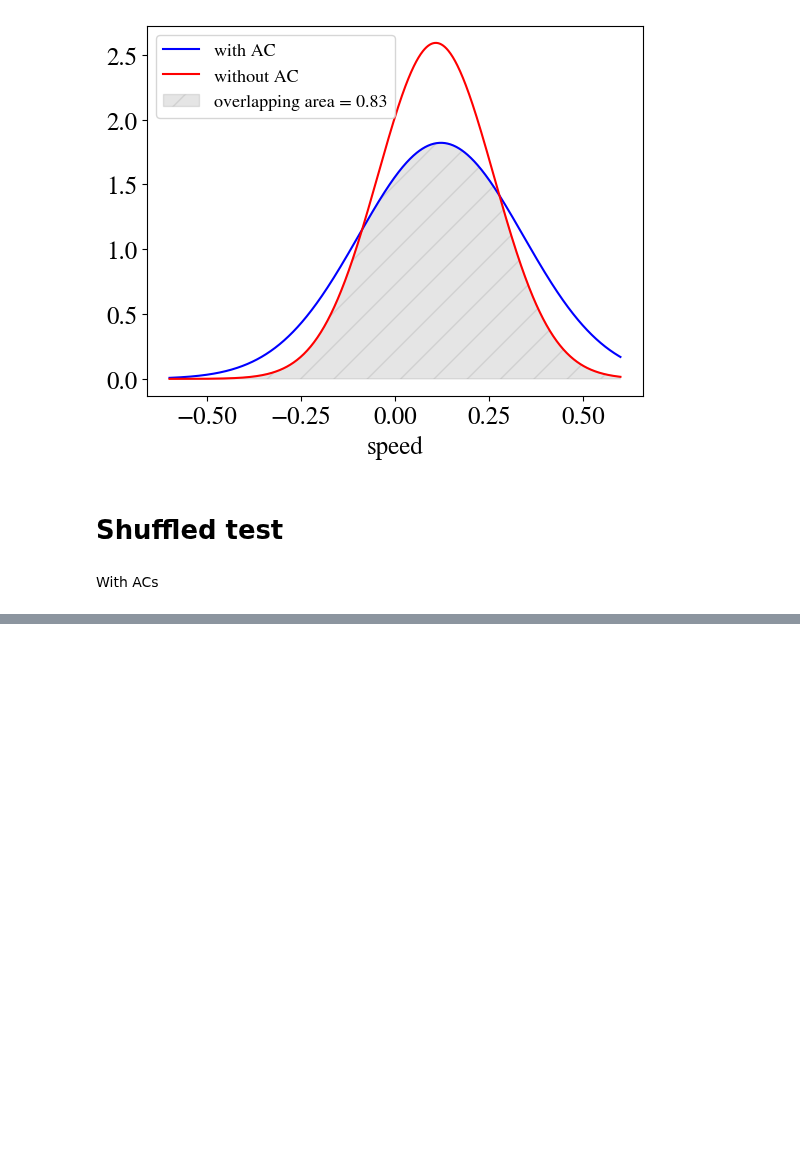
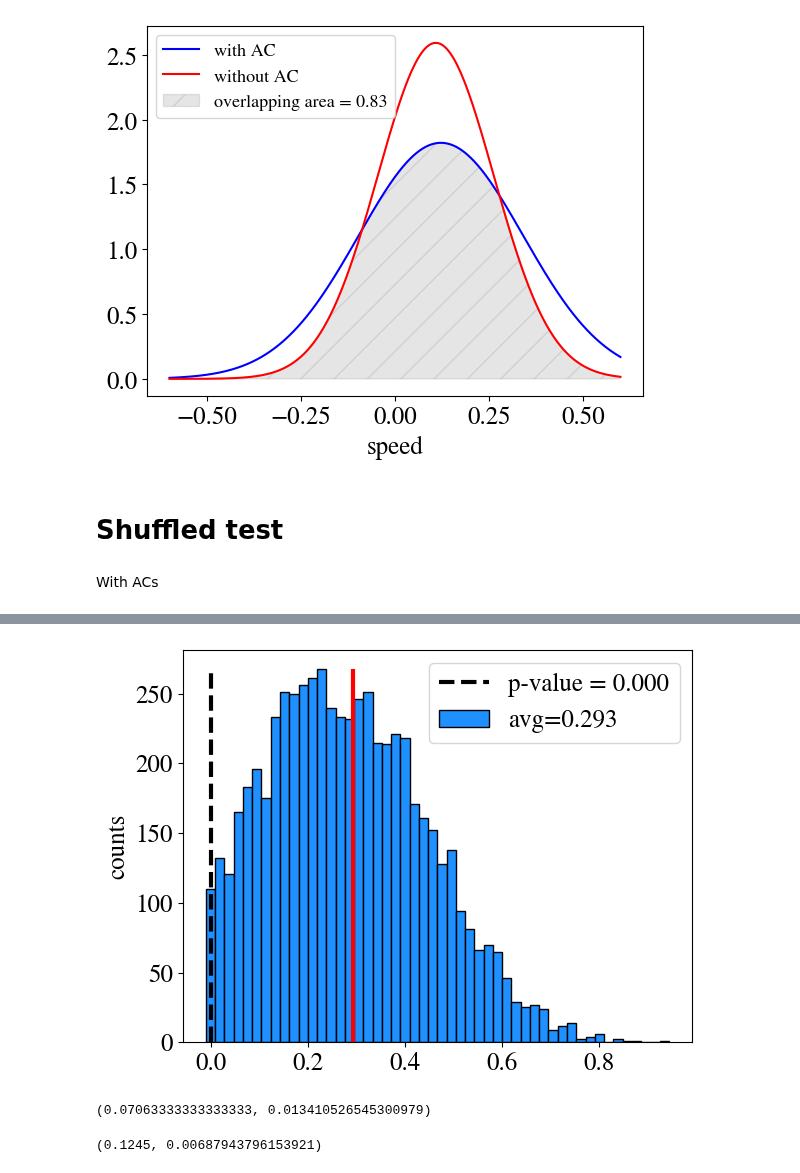
Before and after one commit to jannesantana/bacteria, a Jupyter notebook: speed_vs_distance_to_AC.ipynb, the cells around one changed output, grey strips where cells are left out. Drawn from its saved outputs; the diff is of its cells as text; code cells hidden in the pictures; blank space fills up the shorter version.

```diff
--- a/speed_vs_distance_to_AC.ipynb
+++ b/speed_vs_distance_to_AC.ipynb
@@ -1066,0 +1245,47 @@ final_avg,final_std
+# %%
+def pvalue_calculator(binscenters_2,data_2,value,avg):
+
+    """
+    binscenters_2 = values in centers (x axis)
+    data_2 = counts (y axis)
+    value = reference value
+
+    """
+    a=binscenters_2[:-1]
+    if value > avg:
+
+
+        where = np.nonzero(a > value)
+        c=data_2[where[0][-1]:]
+    if value < avg:
+        where = np.nonzero(a < value)
+        c=data_2[:where[0][-1]]
+
+
+
+
+    pvalue=np.trapz(c)
+    return pvalue
+# %%
+# video=2
+# data = reals
+bins=50
+fig, ax2=plt.subplots()
+data_2,bins_2=np.histogram(data,bins=bins)
+binscenters_2=0.5*(bins_2[1:]+bins_2[:-1])
+Exp_2 = np.sum(binscenters_2*data_2)/np.sum(data_2)
+ax2.bar(bins_2[:-1],data_2,width=bins_2[1]-bins_2[0],color='dodgerblue',label=f'avg={Exp_2:.3f}' ,linewidth=1,edgecolor='black')
+pvalue = pvalue_calculator(binscenters_2,data_2,0.01,Exp_2)
+ax2.vlines(0,0.01,max(data_2),color='black',lw=3,ls='--',label = f'p-value = {pvalue:.3f}')
+
+ax2.vlines(Exp_2,0,max(data_2),color='red',lw=3,ls='-')
+
+# ax2.set_xlabel(r'$\langle\overline{m}_{pAC}\rangle$')
+ax2.set_ylabel('counts')
+# ax2.set_title(f'video {video}, average m statistics {Nreals} reals')
+ax2.legend()
+plt.tight_layout()
+# plt.savefig(f'data/new-videos/video{video}/phantom_AC_statistics/hist_video{video}_avgm_statistics_Nreals_{Nreals}.png',dpi=200)
+plt.show()
+# %% [output]
+[figure, added]
@@ -1066,0 +1295,8 @@ final_avg,final_std
+# %%
+np.average(a),np.std(a)
+# %% [output]
+(0.07063333333333333, 0.013410526545300979)
+# %%
+np.average(b),np.std(b)
+# %% [output]
+(0.1245, 0.00687943796153921)
```
Also changed, not shown: parts of 17 cells of this notebook.
